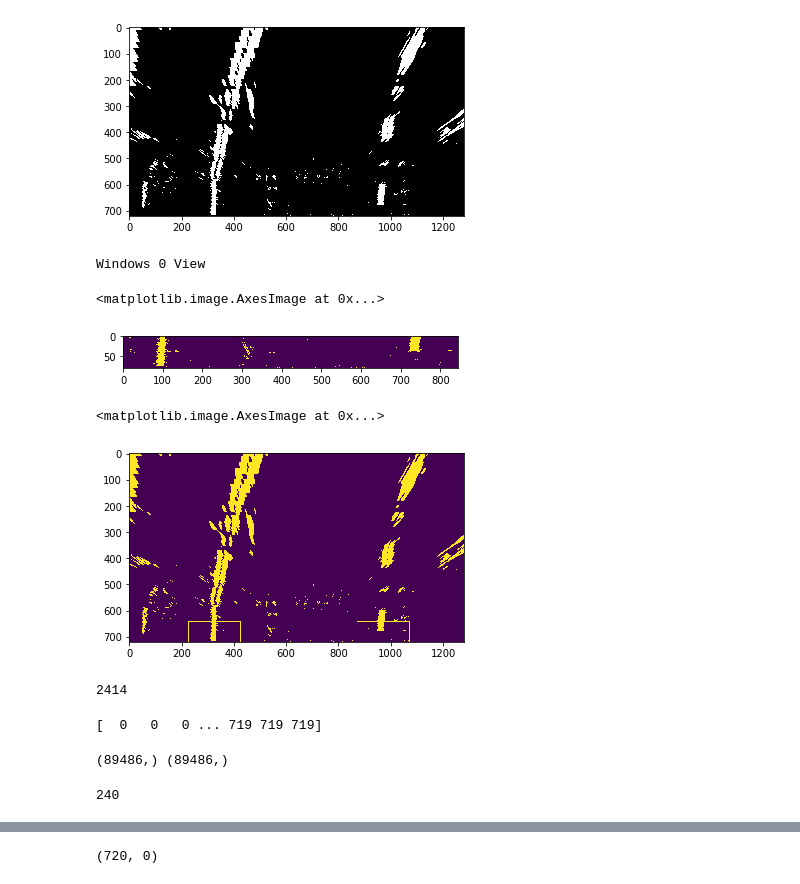
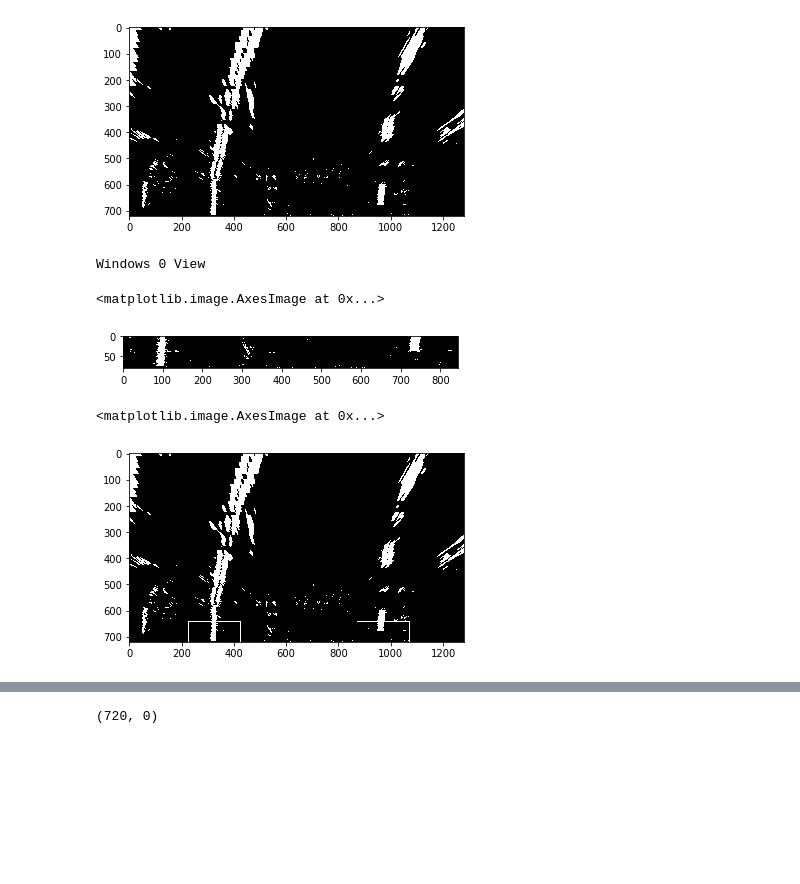
Before and after one commit to allaydesai/Computer-Vision, a Jupyter notebook: Finding_the_lines.ipynb, the cells around one changed output, grey strips where cells are left out. Cells and saved outputs as stored; diff of their text form; code cells hidden in the pictures; blank space fills up the shorter version.

```diff
--- a/Finding_the_lines.ipynb
+++ b/Finding_the_lines.ipynb
@@ -173,38 +174,20 @@ Original Image
 [figure]
 # %%
 print('Windows 0 View')
-plt.imshow(binary_warped[win_y_low:win_y_high, win_xleft_low:win_xright_high])
+plt.imshow(binary_warped[win_y_low:win_y_high, win_xleft_low:win_xright_high], cmap= "gray")
 # %% [output]
 Windows 0 View
 <matplotlib.image.AxesImage at 0x...>
-[figure, old version]
+[figure, new version]
 # %%
 # Draw the windows on the visualization image
 cv2.rectangle(binary_warped,(win_xleft_low,win_y_low),(win_xleft_high,win_y_high),(255,255,0), 2)
 cv2.rectangle(binary_warped,(win_xright_low,win_y_low),(win_xright_high,win_y_high),(255,255,0), 2)
-plt.imshow(binary_warped)
+plt.imshow(binary_warped, cmap= "gray")
 # %% [output]
 <matplotlib.image.AxesImage at 0x...>
-[figure, old version]
+[figure, new version]
 # %%
 # Identify the nonzero pixels in x and y within the window
 good_left_inds = ((nonzeroy >= win_y_low) & (nonzeroy < win_y_high) & (nonzerox >= win_xleft_low) &  (nonzerox < win_xleft_high)).nonzero()[0]
 good_right_inds = ((nonzeroy >= win_y_low) & (nonzeroy < win_y_high) & (nonzerox >= win_xright_low) &  (nonzerox < win_xright_high)).nonzero()[0]
-# %%
-len(((nonzeroy >= win_y_low) & (nonzeroy < win_y_high) & (nonzerox >= win_xleft_low) &  (nonzerox < win_xleft_high)).nonzero()[0])
-# %% [output]
-2414
-# %%
-if (nonzeroy >= win_y_low).any:
-    print(nonzeroy)
-# %% [output]
-[  0   0   0 ... 719 719 719]
-# %%
-nonzerox, nonzeroy
-print(nonzerox.shape, nonzeroy.shape)
-# %% [output]
-(89486,) (89486,)
-# %%
-nonzerox[good_left_inds[0]]
-# %% [output]
-240
```
Also changed, not shown: parts of 14 cells of this notebook.
